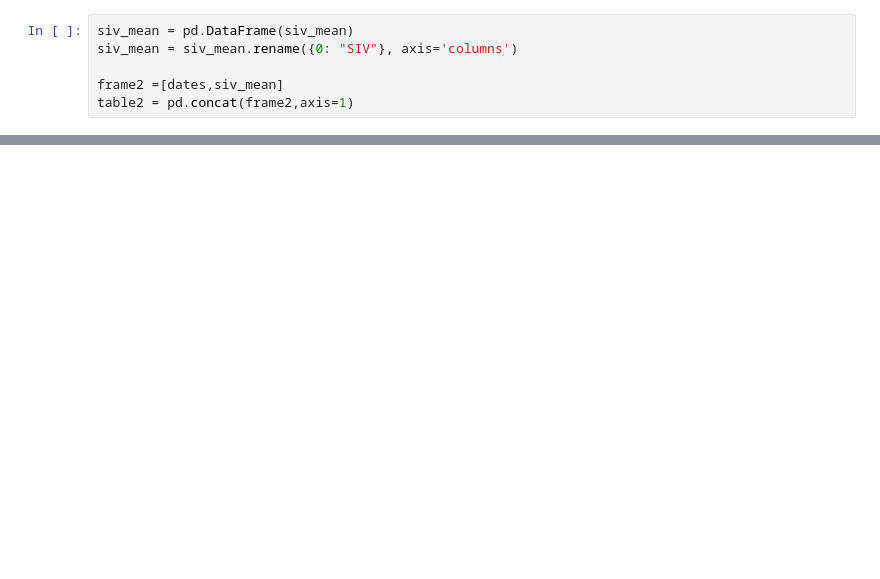
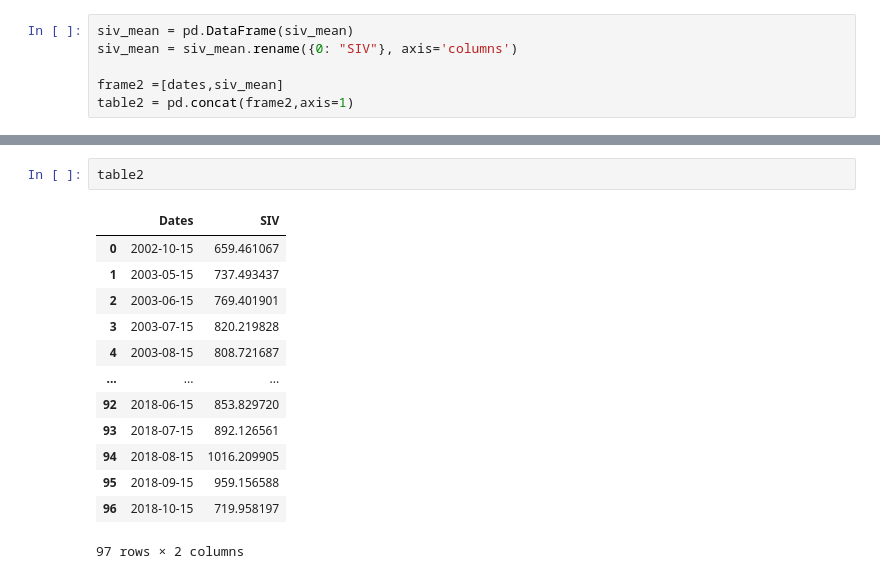
Before and after one commit to fridalejandra/Master-Thesis, a Jupyter notebook: TimeSeries.ipynb, the cells around one changed output, grey strips where cells are left out. Saved outputs shown, nothing was run; the diff lists cells and outputs as text; blank space fills up the shorter version.

```diff
--- a/TimeSeries.ipynb
+++ b/TimeSeries.ipynb
@@ -138,0 +152,16 @@ plt.savefig('/Users/fridaperez/Developer/repos/local_repo/pub_plots/annualcycle_
+# %%
+table2
+# %% [output]
+|  | Dates | SIV |
+| 0 | 2002-10-15 | 659.461067 |
+| 1 | 2003-05-15 | 737.493437 |
+| 2 | 2003-06-15 | 769.401901 |
+| 3 | 2003-07-15 | 820.219828 |
+| 4 | 2003-08-15 | 808.721687 |
+| ... | ... | ... |
+| 92 | 2018-06-15 | 853.829720 |
+| 93 | 2018-07-15 | 892.126561 |
+| 94 | 2018-08-15 | 1016.209905 |
+| 95 | 2018-09-15 | 959.156588 |
+| 96 | 2018-10-15 | 719.958197 |
+97 rows × 2 columns
```
Also changed, not shown: parts of 5 cells of this notebook, 4 other files.
